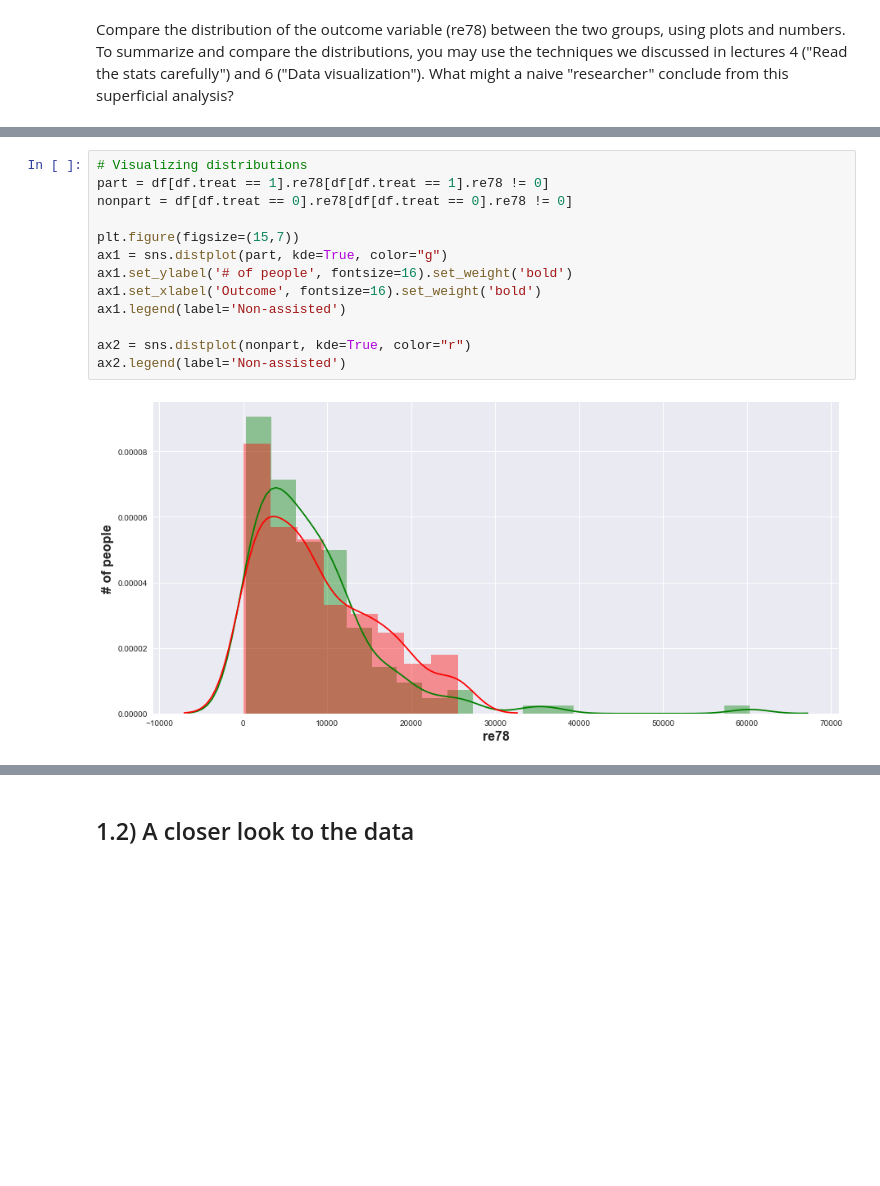
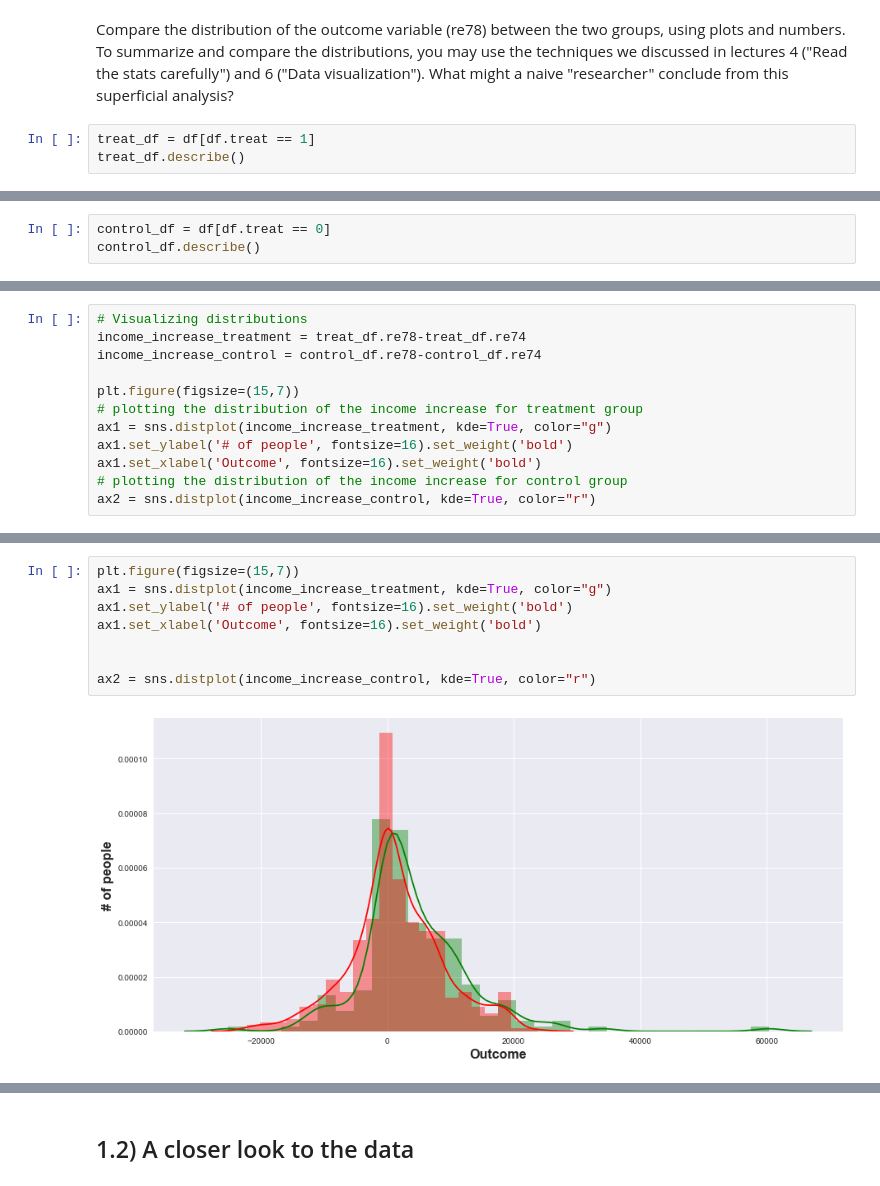
Before and after one commit to LucaZampieri/ADA_homework_LMX, a Jupyter notebook: 04 - Applied ML/Homework_04.ipynb, the cells around one changed output, grey strips where cells are left out. Cells and saved outputs as stored; diff of their text form; blank space fills up the shorter version.

```diff
--- a/04 - Applied ML/Homework_04.ipynb
+++ b/04 - Applied ML/Homework_04.ipynb
@@ -136,3 +136,6 @@ df.tail(5)
 # %% [markdown]
 Compare the distribution of the outcome variable (re78) between the two groups, using plots and numbers. To summarize and compare the distributions, you may use the techniques we discussed in lectures 4 ("Read the stats carefully") and 6 ("Data visualization").
 What might a naive "researcher" conclude from this superficial analysis?
+# %%
+treat_df = df[df.treat == 1]
+treat_df.describe()
@@ -138,0 +152,3 @@ What might a naive "researcher" conclude from this superficial analysis?
+# %%
+control_df = df[df.treat == 0]
+control_df.describe()
@@ -138,0 +180,12 @@ What might a naive "researcher" conclude from this superficial analysis?
+# %%
+# Visualizing distributions
+income_increase_treatment = treat_df.re78-treat_df.re74
+income_increase_control = control_df.re78-control_df.re74
+
+plt.figure(figsize=(15,7))
+# plotting the distribution of the income increase for treatment group
+ax1 = sns.distplot(income_increase_treatment, kde=True, color="g")
+ax1.set_ylabel('# of people', fontsize=16).set_weight('bold')
+ax1.set_xlabel('Outcome', fontsize=16).set_weight('bold')
+# plotting the distribution of the income increase for control group
+ax2 = sns.distplot(income_increase_control, kde=True, color="r")
@@ -139,15 +194,10 @@ What might a naive "researcher" conclude from this superficial analysis?
 # %%
-# Visualizing distributions
-part = df[df.treat == 1].re78[df[df.treat == 1].re78 != 0]
-nonpart = df[df.treat == 0].re78[df[df.treat == 0].re78 != 0]
-
 plt.figure(figsize=(15,7))
-ax1 = sns.distplot(part, kde=True, color="g")
+ax1 = sns.distplot(income_increase_treatment, kde=True, color="g")
 ax1.set_ylabel('# of people', fontsize=16).set_weight('bold')
 ax1.set_xlabel('Outcome', fontsize=16).set_weight('bold')
-ax1.legend(label='Non-assisted')
 
-ax2 = sns.distplot(nonpart, kde=True, color="r")
-ax2.legend(label='Non-assisted')
+
+ax2 = sns.distplot(income_increase_control, kde=True, color="r")
 # %% [output]
-[figure, old version]
+[figure, new version]
```
Also changed, not shown: parts of 25 cells of this notebook.
